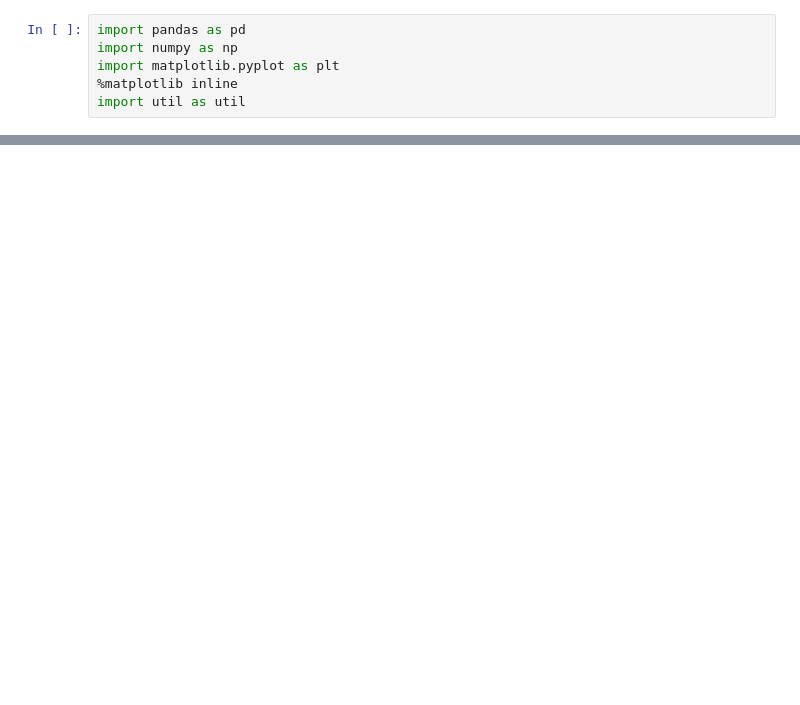
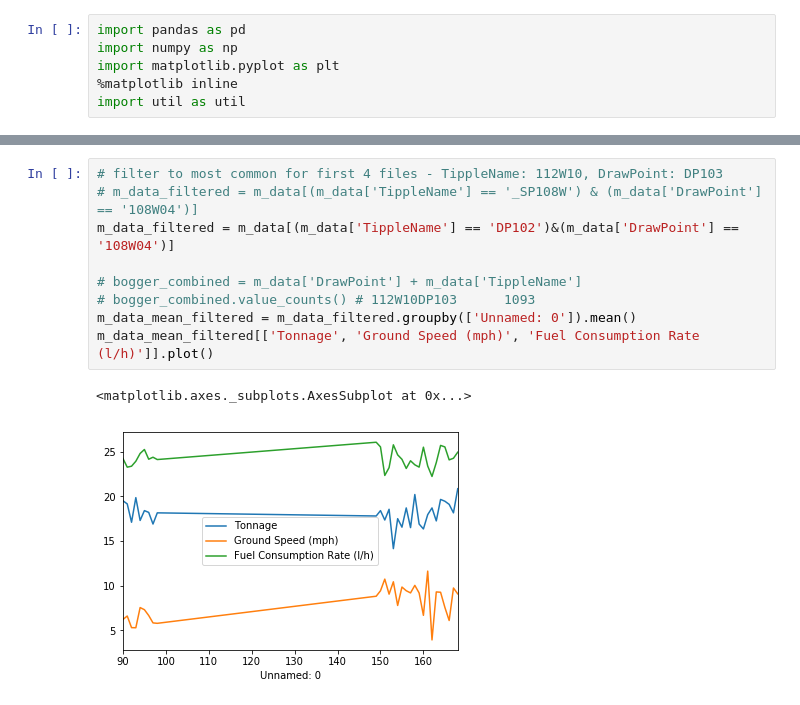
Before and after one commit to saramic/roxoff, a Jupyter notebook: Match GPS time.ipynb, the cells around one changed output, grey strips where cells are left out. Drawn from its saved outputs; the diff is of its cells as text; blank space fills up the shorter version.

```diff
--- a/Match GPS time.ipynb
+++ b/Match GPS time.ipynb
@@ -29,0 +106,12 @@ m_data[['OriginationTimeStamp', 'OriginationTime', 'OriginationTimeGPS']].head(1
+# %%
+# filter to most common for first 4 files - TippleName: 112W10, DrawPoint: DP103
+# m_data_filtered = m_data[(m_data['TippleName'] == '_SP108W') & (m_data['DrawPoint'] == '108W04')]
+m_data_filtered = m_data[(m_data['TippleName'] == 'DP102')&(m_data['DrawPoint'] == '108W04')]
+
+# bogger_combined = m_data['DrawPoint'] + m_data['TippleName']
+# bogger_combined.value_counts() # 112W10DP103      1093
+m_data_mean_filtered = m_data_filtered.groupby(['Unnamed: 0']).mean()
+m_data_mean_filtered[['Tonnage', 'Ground Speed (mph)', 'Fuel Consumption Rate (l/h)']].plot()
+# %% [output]
+<matplotlib.axes._subplots.AxesSubplot at 0x...>
+[figure, added]
```
Also changed, not shown: parts of 7 cells of this notebook.
